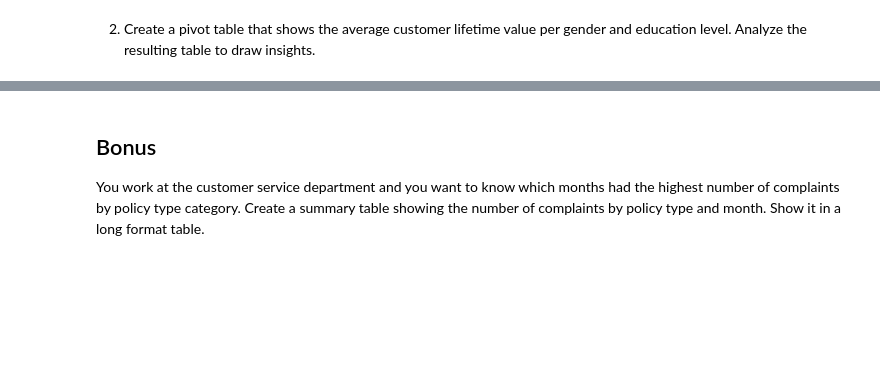
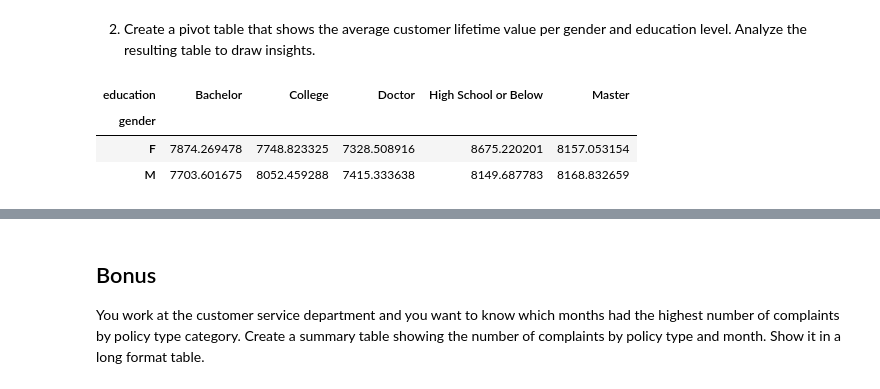
Before and after one commit to franciscandradegit/lab-dw-data-structuring-and-combining, a Jupyter notebook: lab-dw-data-structuring-and-combining.ipynb, the cells around one changed output, grey strips where cells are left out. Cells and saved outputs as stored; diff of their text form; code cells hidden in the pictures; blank space fills up the shorter version.

```diff
--- a/lab-dw-data-structuring-and-combining.ipynb
+++ b/lab-dw-data-structuring-and-combining.ipynb
@@ -323,3 +323,18 @@ pivot_revenue
 Agent is the top revenue generator. Personal selling or direct agents likely drive high-value sales. Then branch, meaning in-person branch interactions are still very important. Call center contributes moderately and Web is the lowest, indicating online channels bring the least revenue.
 # %% [markdown]
 2. Create a pivot table that shows the average customer lifetime value per gender and education level. Analyze the resulting table to draw insights.
+# %%
+pivot_table = pd.pivot_table(
+    mca_df,
+    values="customer_lifetime_value",  # target metric
+    index='gender',                    # rows
+    columns='education',               # columns
+    aggfunc='mean'                     # calculate average
+)
+
+display(pivot_table)
+# %% [output]
+| education | Bachelor | College | Doctor | High School or Below | Master |
+| gender |  |  |  |  |  |
+| F | 7874.269478 | 7748.823325 | 7328.508916 | 8675.220201 | 8157.053154 |
+| M | 7703.601675 | 8052.459288 | 7415.333638 | 8149.687783 | 8168.832659 |
```
Also changed, not shown: parts of 1 cell of this notebook.
